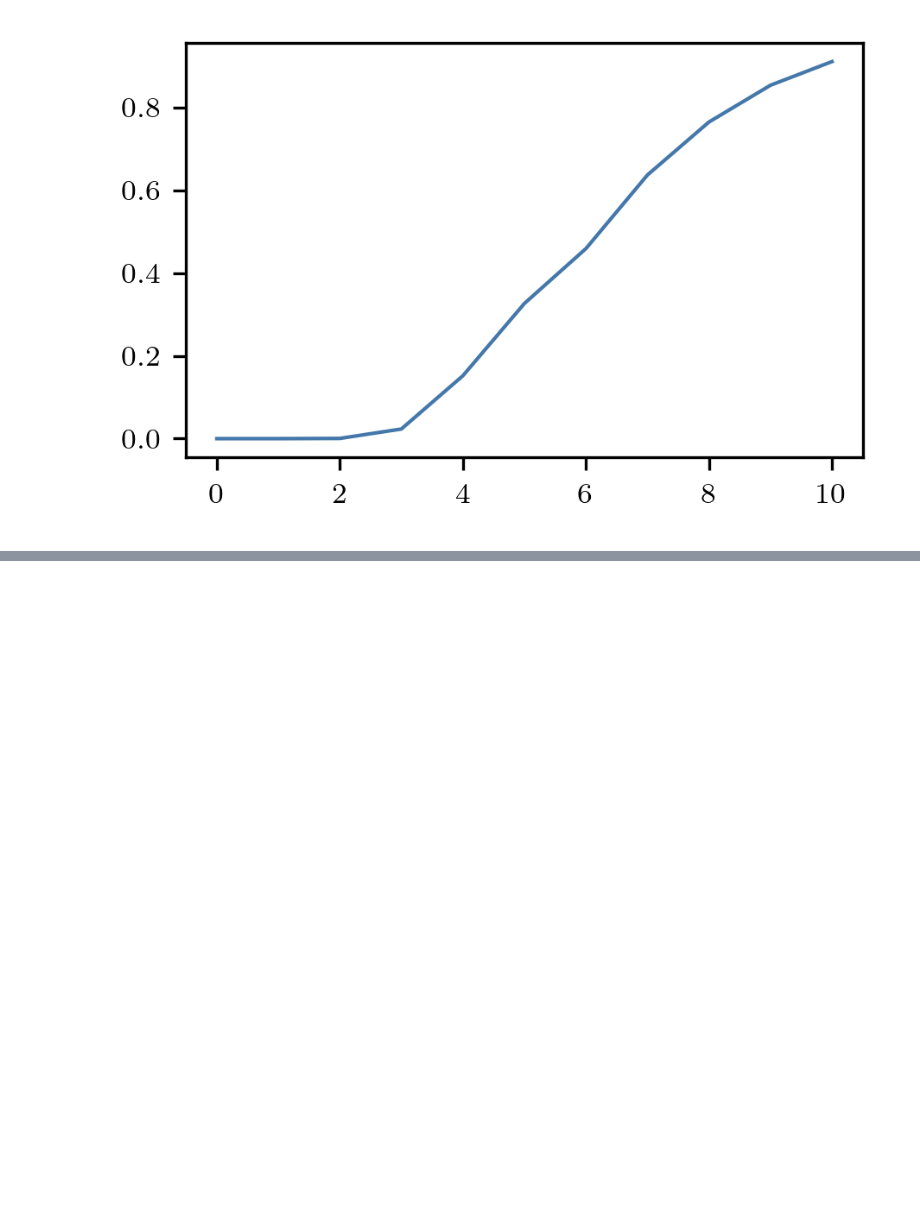
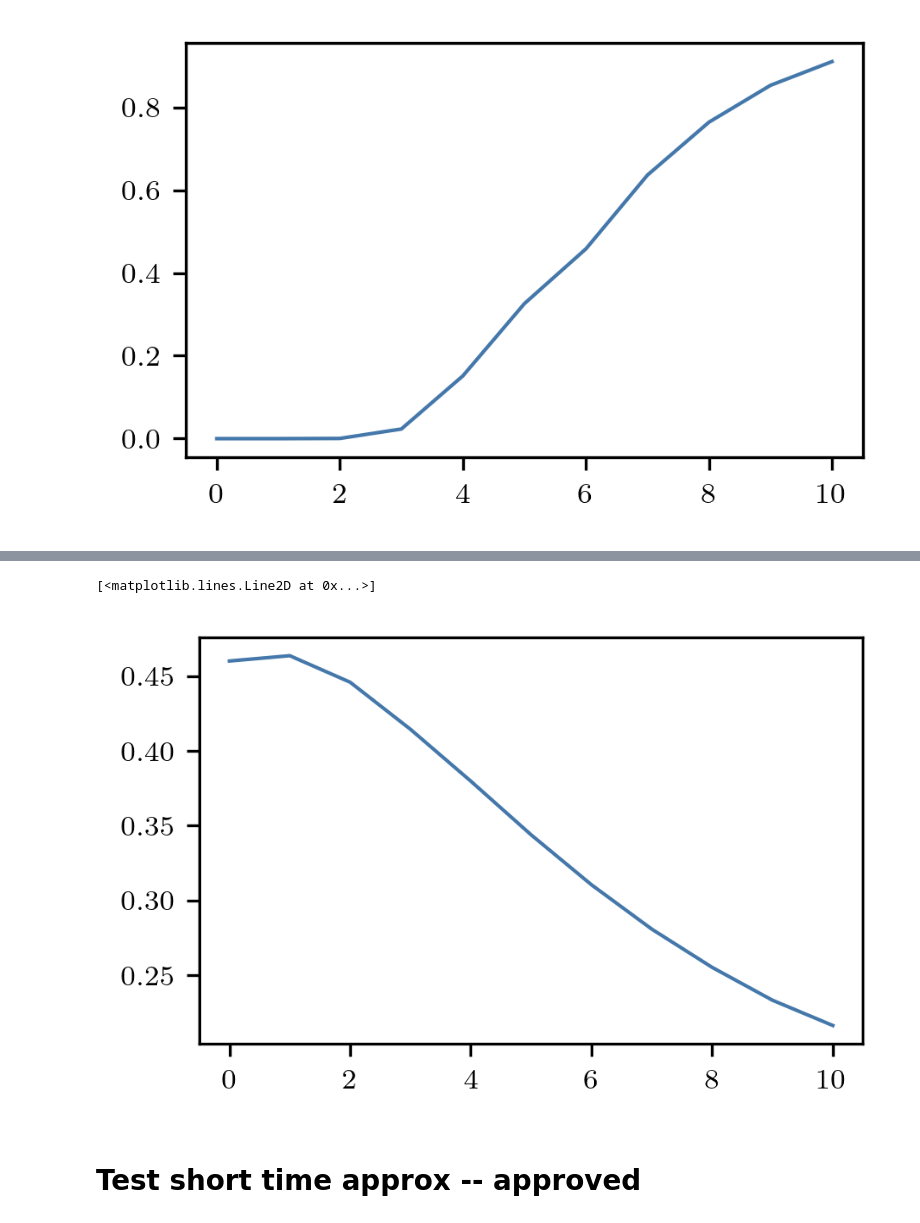
Before and after one commit to NilsToAn/overdampedDelayHarmonicOscillator, a Jupyter notebook: paper/variance_x4.ipynb, the cells around one changed output, grey strips where cells are left out. Cells and saved outputs as stored; diff of their text form; code cells hidden in the pictures; blank space fills up the shorter version.

```diff
--- a/paper/variance_x4.ipynb
+++ b/paper/variance_x4.ipynb
@@ -42,12 +50,6 @@ def force(x,*args):
 # %%
-ltaus = np.concatenate(([0.05], np.arange(0.1,1.1,0.1) ))
-sim_vars = np.empty((len(ltaus),2))
-num_vars = np.empty((len(ltaus),2))
-sim_hist_vars = np.empty((len(ltaus),2))
-short_time_approx_var = np.empty(len(ltaus))
-escaped_traj = np.empty(len(ltaus))
-
 for i,ltau in enumerate(tqdm(ltaus)):
+    start = timer()
     ldt = ltau/ntau
     N_t = max(int(max_t/ldt), 30)
 
@@ -59,41 +61,27 @@ for i,ltau in enumerate(tqdm(ltaus)):
 
     # adapt boundaries to varianz (from sim) -> 3 sigma
     sb = 3*np.sqrt(np.max(sim_var))
+    sbs[i] = sb
     #sb = min(20*dx, np.round(sb/dx)*dx)
     dx = 2*sb/(N_x-1)
-    print(dx)
 
     x_s = np.arange(-sb,sb+1e-6,dx)
     bins = np.arange(-sb-dx/2,sb+dx/2+1e-5,dx)
-    #N_x = len(x_s)
-    i_zero = np.argmin(x_s**2)
 
 
     sim_hists = np.swapaxes(np.apply_along_axis(lambda a: np.histogram(a, bins)[0], 1, pos), 1,2)
     sim_hist_var =  np.apply_along_axis(get_var_hist,-1, sim_hists, x_s=x_s)
 
-    short_time_p = get_p_x4_short_time(x_s, k,ltau,s)
+    #short_time_p = get_p_x4_short_time(x_s, k,ltau,s)
+    short_time_p = get_p_x4_short_time(x_s, ltau)
     short_time_approx_var[i] = get_var_hist(short_time_p,x_s)
-
-    prop = get_prop_abs_v2(x_s, force,D,ldt,dx, side = 'lr')
-    R, _, end_states = create_R_v1(N_x, ntau, prop)
-    _, hists = get_dyn_v2(R, i_zero,N_t, N_x, ntau, end_states)
-    num_var = get_var_hist(hists, x_s)
 
     escaped_traj[i] = 1-np.sum(sim_hists[:,-1])/(N_p*N_loop)
 
     mean_sim_vars = np.mean(sim_var[:,-f*ntau*2:], axis = 1)
     sim_vars[i] = (np.mean(mean_sim_vars), np.std(mean_sim_vars)/np.sqrt(N_loop))
 
-    mean_num_var = np.mean(num_var[-ntau*2:])
-    num_vars[i] =  (mean_num_var, np.max(num_var[-ntau*2:])-np.min(num_var[-ntau*2:]))
-
     mean_sim_hist_var = np.mean(sim_hist_var[:,-f*ntau*2:], axis = 1)
     sim_hist_vars[i] = (np.mean(mean_sim_hist_var), np.std(mean_sim_hist_var)/np.sqrt(N_loop))
 
-# with open(f'nummeric_results/sim_vs_num_v4_emb{tau_frac}_x4.pkl', 'wb') as file:
-#     pickle.dump({'ltaus':ltaus,
-#                  'sim_vars':sim_vars,
-#                  'sim_hist_vars':sim_hist_vars,
-#                  'num_vars':num_vars
-#                 }, file)
+    sim_times[i] = timer() - start
@@ -156,0 +168,7 @@ plt.plot(escaped_traj)
+# %%
+plt.plot(short_time_approx_var)
+# %% [output]
+[<matplotlib.lines.Line2D at 0x...>]
+[figure, added]
+# %% [markdown]
+# Test short time approx -- approved
```
Also changed, not shown: parts of 12 cells of this notebook, 16 other files.
